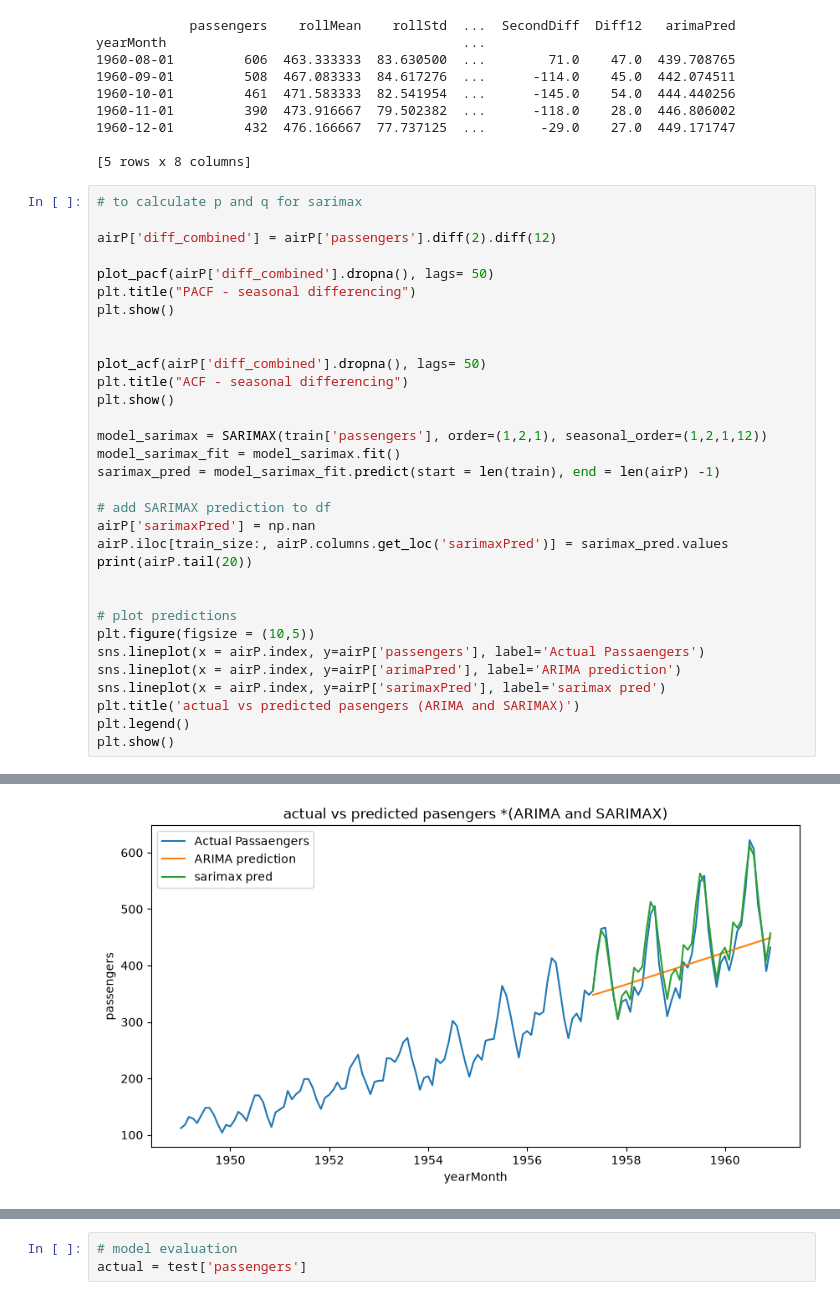
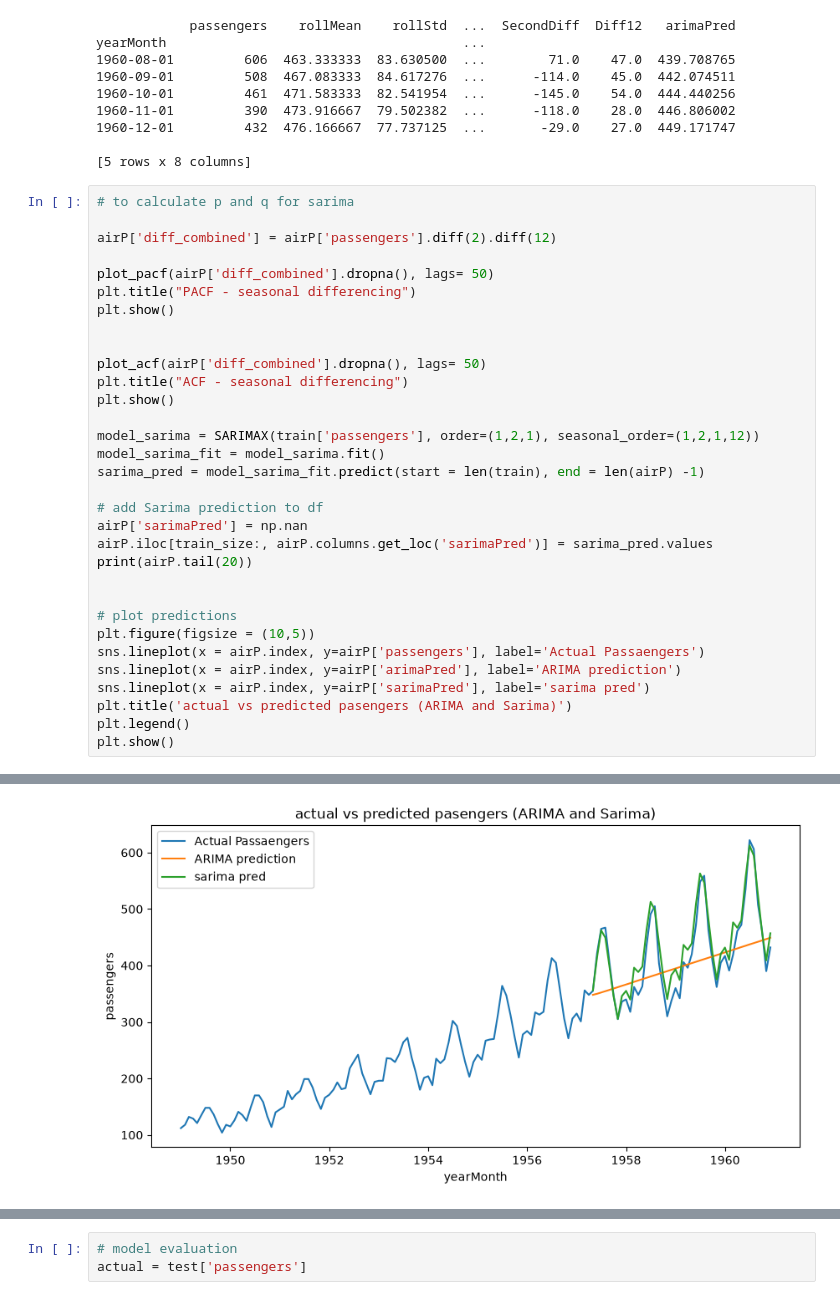
Before and after one commit to abhinavsatyam332-cloud/backup-pgcp-AI22, a Jupyter notebook: Data Analytics/Theory/ML/timeSeries.ipynb, the cells around one changed output, grey strips where cells are left out. Saved outputs shown, nothing was run; the diff lists cells and outputs as text.

```diff
--- a/Data Analytics/Theory/ML/timeSeries.ipynb
+++ b/Data Analytics/Theory/ML/timeSeries.ipynb
@@ -193,7 +193,7 @@ yearMonth                                      ...
 
 [5 rows x 8 columns]
 # %%
-# to calculate p and q for sarimax
+# to calculate p and q for sarima
 
 airP['diff_combined'] = airP['passengers'].diff(2).diff(12)
 
@@ -206,13 +206,13 @@ plot_acf(airP['diff_combined'].dropna(), lags= 50)
 plt.title("ACF - seasonal differencing")
 plt.show()
 
-model_sarimax = SARIMAX(train['passengers'], order=(1,2,1), seasonal_order=(1,2,1,12))
-model_sarimax_fit = model_sarimax.fit()
-sarimax_pred = model_sarimax_fit.predict(start = len(train), end = len(airP) -1)
+model_sarima = SARIMAX(train['passengers'], order=(1,2,1), seasonal_order=(1,2,1,12))
+model_sarima_fit = model_sarima.fit()
+sarima_pred = model_sarima_fit.predict(start = len(train), end = len(airP) -1)
 
-# add SARIMAX prediction to df
-airP['sarimaxPred'] = np.nan
-airP.iloc[train_size:, airP.columns.get_loc('sarimaxPred')] = sarimax_pred.values
+# add Sarima prediction to df
+airP['sarimaPred'] = np.nan
+airP.iloc[train_size:, airP.columns.get_loc('sarimaPred')] = sarima_pred.values
 print(airP.tail(20))
 
 
@@ -220,8 +220,8 @@ print(airP.tail(20))
 plt.figure(figsize = (10,5))
 sns.lineplot(x = airP.index, y=airP['passengers'], label='Actual Passaengers')
 sns.lineplot(x = airP.index, y=airP['arimaPred'], label='ARIMA prediction')
-sns.lineplot(x = airP.index, y=airP['sarimaxPred'], label='sarimax pred')
-plt.title('actual vs predicted pasengers (ARIMA and SARIMAX)')
+sns.lineplot(x = airP.index, y=airP['sarimaPred'], label='sarima pred')
+plt.title('actual vs predicted pasengers (ARIMA and Sarima)')
 plt.legend()
 plt.show()
 # %% [output]
@@ -245,4 +245,4 @@ yearMonth                           ...
 
 [20 rows x 10 columns]
-[figure, old version]
+[figure, new version]
 # %%
```
Also changed, not shown: parts of 5 cells of this notebook, 5 other files.
